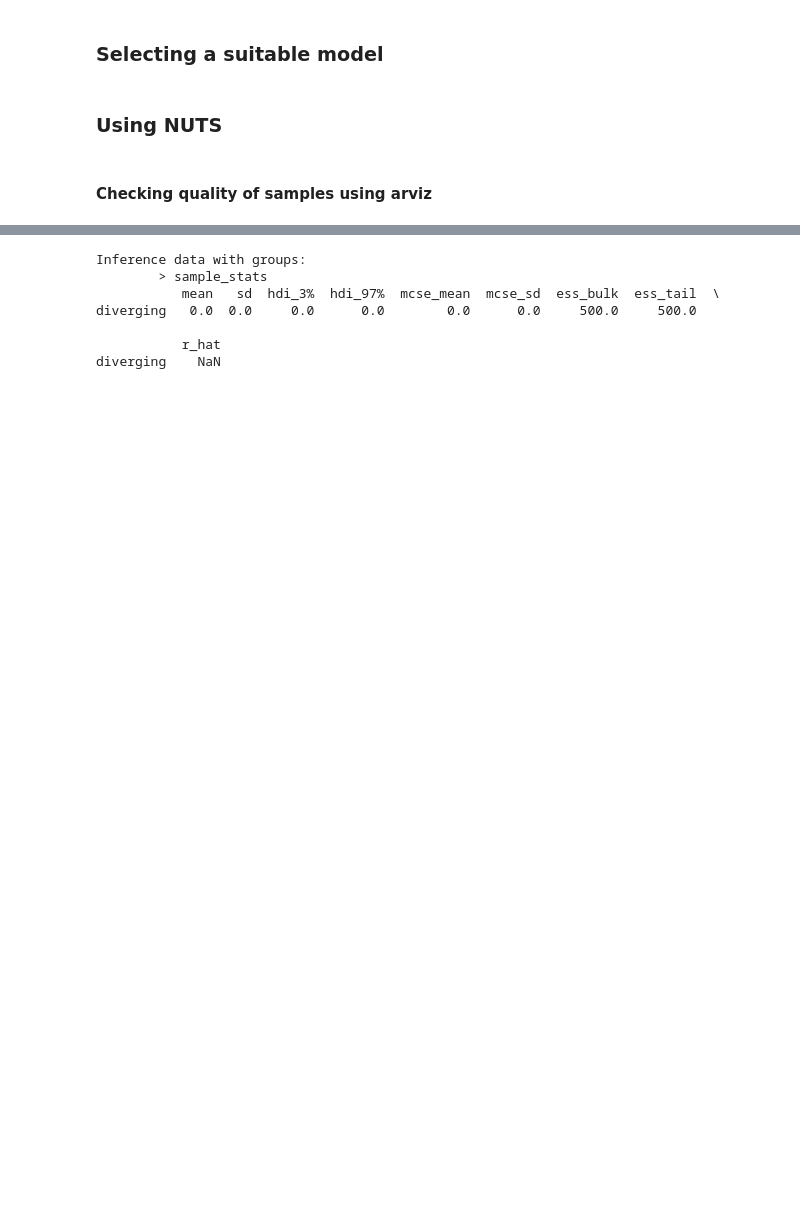
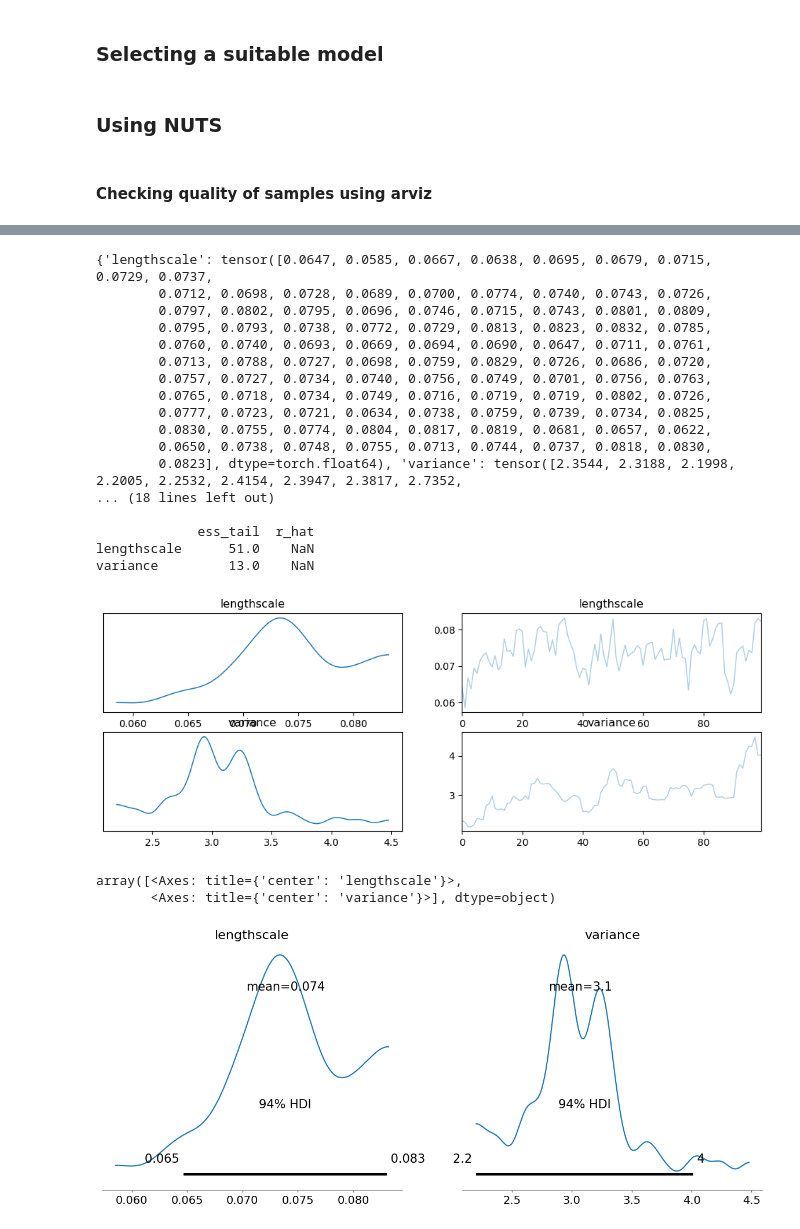
Before and after one commit to gapprez/PMLFinalProject, a Jupyter notebook: gp/gp.ipynb, the cells around one changed output, grey strips where cells are left out. Drawn from its saved outputs; the diff is of its cells as text; code cells hidden in the pictures; blank space fills up the shorter version.

```diff
--- a/gp/gp.ipynb
+++ b/gp/gp.ipynb
@@ -7,13 +7,13 @@ import numpy as np
 import torch
 import pyro
 import pyro.contrib.gp as gp
-import pyro.distributions as dist
+import pyro.distributions as pdist
 import arviz
 
 # Partition observations
 X = np.asarray([x / 29 for x in range(1, 31)])
 np.random.shuffle(X)
-Y = 6 * np.square(X) - np.square(np.sin(6 * np.pi * X)) - 5 * np.power(X, 4) + 3 / 2 + np.random.normal(0.0, 0.1, 30)
+Y = 6 * np.square(X) - np.square(np.sin(6 * np.pi * X)) - 5 * np.power(X, 4) + 3 / 2 + np.random.normal(0.0, 0.01, 30)
 Xtrain, Xtest, Ytrain, Ytest = torch.tensor(X[10:]), torch.tensor(X[:10]), torch.tensor(Y[10:]), torch.tensor(Y[:10])
 # %% [markdown]
 ### Selecting a suitable model
@@ -25,16 +25,22 @@ Xtrain, Xtest, Ytrain, Ytest = torch.tensor(X[10:]), torch.tensor(X[:10]), torch
 # distribution (i.e. we consider the variance and lengthscale as normally distributed), with mean and variance
 # based on what seems reasonable for the Matern 3/2 kernel, based on the lecture slides.
 
-# Pick prior distribution
-prior = dist.MultivariateNormal(torch.tensor([1.5,1]), torch.eye(2))
+# Define model
+class GPModel:
+    def __init__(self, kernel):
+        self.kernel = kernel
 
-# Define model
-def model(xs, ys, theta):
-    kernel = gp.kernels.Matern32(input_dim=1, variance=theta[0], lengthscale=theta[1])
-    return gp.models.GPRegression(xs, ys, kernel, noise=torch.tensor(0.01))
+    def __call__(self, xs, ys=None):
+        self.kernel.lengthscale = pyro.sample("lengthscale", pdist.LogNormal(0.0, 1.0))
+        self.kernel.variance = pyro.sample("variance", pdist.LogNormal(0.0, 1.0))
+        gp_model =  gp.models.GPRegression(xs, ys, self.kernel, noise=torch.tensor(0.01))
+        return gp_model.model()
 
+
+
+prior = 0
 # Computes log-likelihood
-def logLikelihood(xs, ys, theta=prior.sample()):
+def logLikelihood(xs, ys, theta=prior):
     # solution based on lecture notes section 6.3
     kernel = gp.kernels.Matern32(input_dim=1, variance=theta[0], lengthscale=theta[1])
     t1 = 0.5 * torch.transpose(ys, 0, 0) * torch.linalg.inv(kernel.forward(xs)) * ys
@@ -47,16 +53,20 @@ def logLikelihood(xs, ys, theta=prior.sample()):
 # Model is GP model from pyro
 W = 100 # Number of warmup steps
 C = 1 # Number of chains
-S = 500 # Number of samples used in prediction
+S = 100 # Number of samples used in prediction
+pyro.clear_param_store()
+gp_kernel = gp.kernels.RBF(input_dim=1, variance=torch.tensor(5.0), lengthscale=torch.tensor(1))
+# gp_model_nuts = model(Xtrain, Ytrain)
+# guide = pyro.infer.autoguide.AutoDelta(model)
 
-gp_model_nuts = model(Xtrain, Ytrain, prior.sample())
-nuts_kernel = pyro.infer.NUTS(model, jit_compile=True)
-mcmc = pyro.infer.MCMC(nuts_kernel, S, num_chains=C, warmup_steps=W)
-mcmc.run(Xtrain, Ytrain, prior.sample())
+nuts_kernel = pyro.infer.NUTS(GPModel(gp_kernel), jit_compile=False)
+mcmc = pyro.infer.MCMC(nuts_kernel, num_samples=S, num_chains=C, warmup_steps=W)
+mcmc.run(Xtrain, Ytrain)
 # %% [markdown]
 #### Checking quality of samples using arviz
 # %%
 posterior_samples = mcmc.get_samples()
+print(posterior_samples)
 data = arviz.from_pyro(mcmc)
 print(data)
 summary = arviz.summary(data)
@@ -64,5 +74,5 @@ print(summary)
 arviz.plot_trace(data)
 plt.show()
 # Maybe use this: arviz.rcParams['plot.max_subplots'] = 18
-# arviz.plot_posterior(data, var_names=['w3', 'b3']) # TODO: Change var names
+arviz.plot_posterior(data) # TODO: Change var names
 # %% [output]
@@ -70,7 +80,21 @@ arviz - WARNING - Shape validation failed: input_shape: (1, 500), minimum_shape:
-Inference data with groups:
-        > sample_stats
-           mean   sd  hdi_3%  hdi_97%  mcse_mean  mcse_sd  ess_bulk  ess_tail  \
-diverging   0.0  0.0     0.0      0.0        0.0      0.0     500.0     500.0
+{'lengthscale': tensor([0.0647, 0.0585, 0.0667, 0.0638, 0.0695, 0.0679, 0.0715, 0.0729, 0.0737,
+        0.0712, 0.0698, 0.0728, 0.0689, 0.0700, 0.0774, 0.0740, 0.0743, 0.0726,
+        0.0797, 0.0802, 0.0795, 0.0696, 0.0746, 0.0715, 0.0743, 0.0801, 0.0809,
+        0.0795, 0.0793, 0.0738, 0.0772, 0.0729, 0.0813, 0.0823, 0.0832, 0.0785,
+        0.0760, 0.0740, 0.0693, 0.0669, 0.0694, 0.0690, 0.0647, 0.0711, 0.0761,
+        0.0713, 0.0788, 0.0727, 0.0698, 0.0759, 0.0829, 0.0726, 0.0686, 0.0720,
+        0.0757, 0.0727, 0.0734, 0.0740, 0.0756, 0.0749, 0.0701, 0.0756, 0.0763,
+        0.0765, 0.0718, 0.0734, 0.0749, 0.0716, 0.0719, 0.0719, 0.0802, 0.0726,
+        0.0777, 0.0723, 0.0721, 0.0634, 0.0738, 0.0759, 0.0739, 0.0734, 0.0825,
+        0.0830, 0.0755, 0.0774, 0.0804, 0.0817, 0.0819, 0.0681, 0.0657, 0.0622,
+        0.0650, 0.0738, 0.0748, 0.0755, 0.0713, 0.0744, 0.0737, 0.0818, 0.0830,
+        0.0823], dtype=torch.float64), 'variance': tensor([2.3544, 2.3188, 2.1998, 2.2005, 2.2532, 2.4154, 2.3947, 2.3817, 2.7352,
+... (18 lines left out)
 
-           r_hat
-diverging    NaN
+             ess_tail  r_hat
+lengthscale      51.0    NaN
+variance         13.0    NaN
+[figure, added]
+array([<Axes: title={'center': 'lengthscale'}>,
+       <Axes: title={'center': 'variance'}>], dtype=object)
+[figure, added]
```
Also changed, not shown: parts of 1 cell of this notebook.
